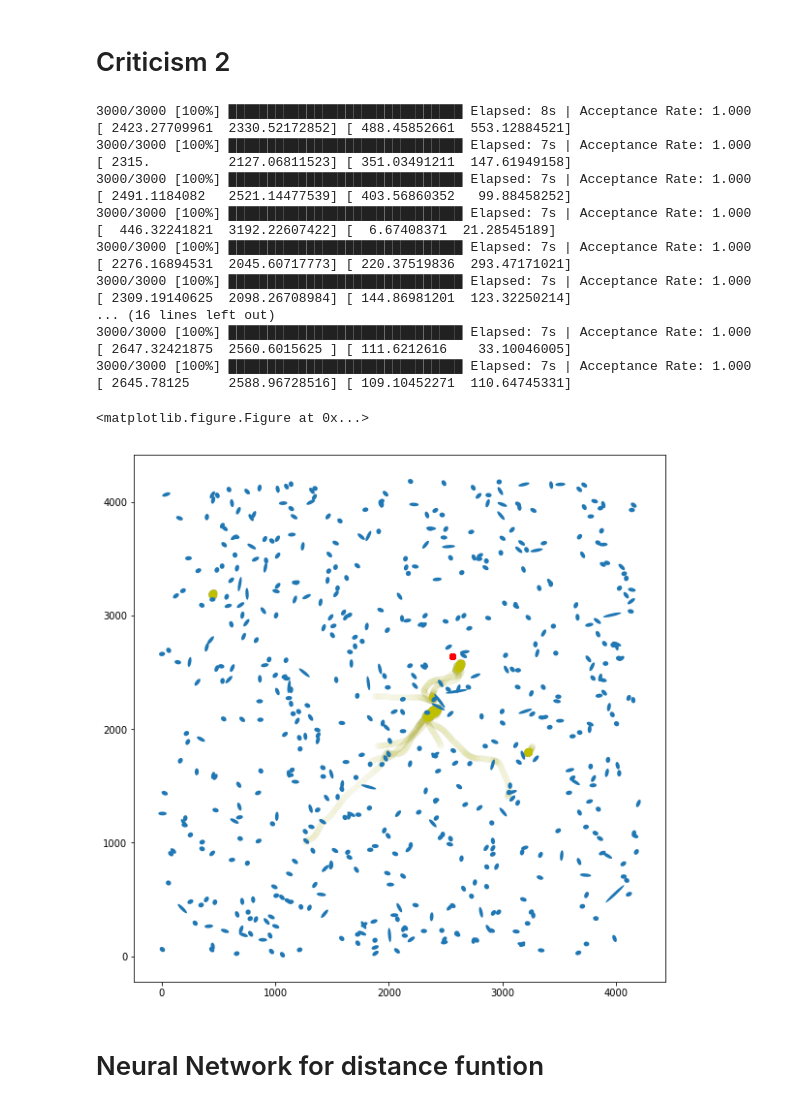
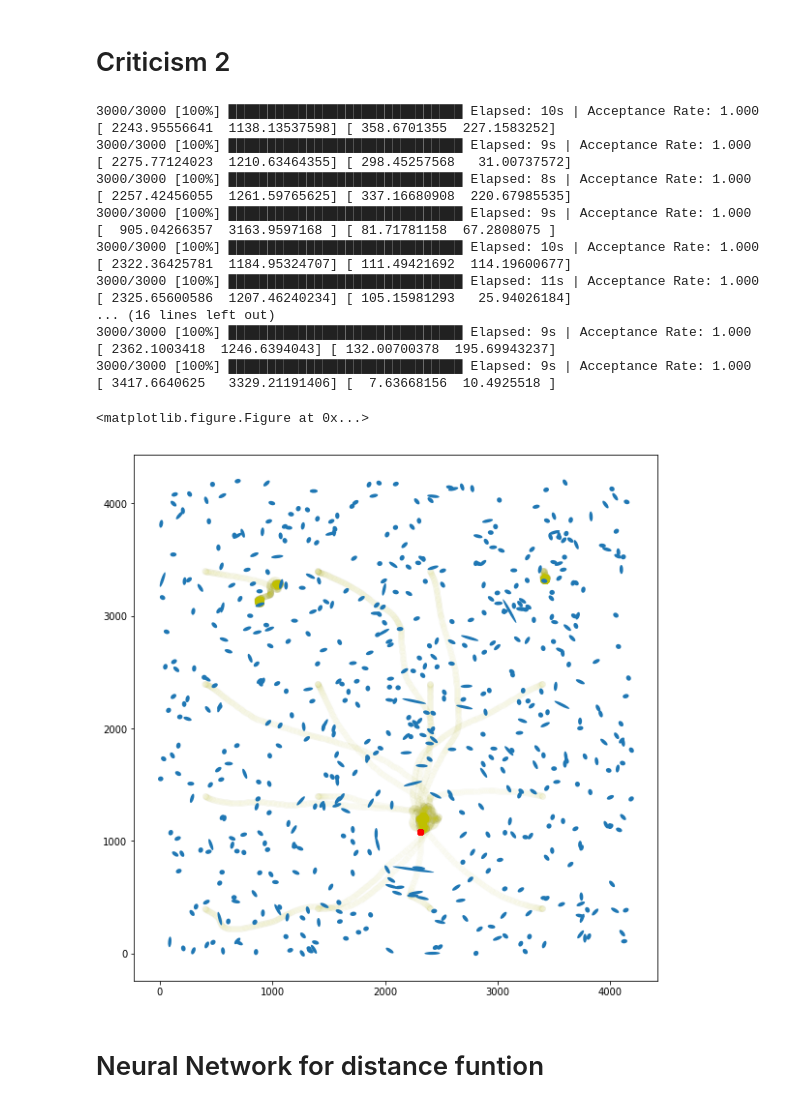
Before and after one commit to HTplex/probp.finalproject, a Jupyter notebook: 2.0-H.ipynb, the cells around one changed output. Drawn from its saved outputs; the diff is of its cells as text; code cells hidden in the pictures.

```diff
--- a/2.0-H.ipynb
+++ b/2.0-H.ipynb
@@ -45,7 +46,7 @@ all_sky_star = []
 for sky in np.arange(1, num_of_sky + 1, 1):
     sky_path = "Train_Skies/Training_Sky" + str(sky) + ".csv"
     halo_path = "Training_halos.csv"
-    star = pd.read_csv(path + "/" + sky_path)
+    star = pd.read_csv(file_path + "/" + sky_path)
     all_sky_star.append(star.values)
 star.head()
 #all_sky_halo = all_sky_halo.values
@@ -57,7 +58,7 @@ star.head()
 | 3 | Galaxy4 | 2120.96 | 2098.82 | 0.272938 | -0.045578 |
 | 4 | Galaxy5 | 1549.02 | 2042.28 | -0.507234 | 0.086598 |
 # %%
-all_sky_halo_data = pd.read_csv(path + "/" + halo_path)
+all_sky_halo_data = pd.read_csv(file_path + "/" + halo_path)
 all_sky_halo = all_sky_halo_data.values
 all_sky_halo_data.head()
 # %% [output]
@@ -77,7 +78,7 @@ all_sky_halo_data.head()
 * single_sky_a1[i]:   a1 of i_th galaxy in test sky
 * single_sky_a2[i]:   a2 of i_th galaxy in test sky
 # %%
-sky_num = 8
+sky_num = 40
 single_sky_halo_xy = np.array(all_sky_halo[sky_num, 2:4], dtype=np.float32)
 single_sky_e1 = np.array(all_sky_star[sky_num][:, 3], dtype=np.float32)
 single_sky_e2 = np.array(all_sky_star[sky_num][:, 4], dtype=np.float32)
@@ -142,9 +145,10 @@ inference.run(n_iter=10000, n_samples=10)
 def constraints_normal(T):
     return tf.minimum(tf.maximum(tf.Variable(tf.random_normal([T, 2],
                       mean=[2100., 2100.], stddev=100.)), 0), 4200)
+e1_in = single_sky_e1.reshape(N).tolist()
+e2_in = single_sky_e2.reshape(N).tolist()
 
-
-T = 3000
+T = 10000
 q_halo_pos_xy = Empirical(params=constraints_normal(T))
 # qsig = Empirical(params=tf.Variable(tf.zeros(10000)))
 inference = ed.SGHMC({halo_pos_xy: q_halo_pos_xy},
@@ -201,50 +205,50 @@ fig = draw_sky(all_sky_star[sky_num][:, 1:])
 for i in np.arange(400, 4001, 1000):
     for j in np.arange(400, 4001, 1000):
         def constraints_normal(T):
             return tf.minimum(tf.maximum(tf.Variable(tf.random_normal(
                               [T, 2], mean=[i, j], stddev=1.)), 0), 4200)
 
         T = 3000
         q_halo_pos_xy = Empirical(params=constraints_normal(T))
         # qsig = Empirical(params=tf.Variable(tf.zeros(10000)))
         inference = ed.SGHMC({halo_pos_xy: q_halo_pos_xy},
                              data={glxy_pos_xy: single_sky_pos_xy,
                              glxy_e1: e1_in, glxy_e2: e2_in})
         inference.run(step_size=5.)
 
         mean, stddev = sess.run([q_halo_pos_xy.mean(), q_halo_pos_xy.stddev()])
         print(mean, stddev)
         samples = sess.run(q_halo_pos_xy.params)
         # plt.hist(samples, bins='auto')
         # plt.show()
 
         # Trace plot.
         # plt.plot(samples)
         # plt.show()
 
-        plt.scatter(samples[200:, 0], samples[200:, 1], alpha=0.015, c="y")
+        plt.scatter(samples[0:, 0], samples[0:, 1], alpha=0.015, c="y")
         plt.scatter(all_sky_halo[sky_num, 2], all_sky_halo[sky_num, 3], c="r")
 plt.show()
 # %% [output]
+3000/3000 [100%] ██████████████████████████████ Elapsed: 10s | Acceptance Rate: 1.000
+[ 2243.95556641  1138.13537598] [ 358.6701355  227.1583252]
+3000/3000 [100%] ██████████████████████████████ Elapsed: 9s | Acceptance Rate: 1.000
+[ 2275.77124023  1210.63464355] [ 298.45257568   31.00737572]
 3000/3000 [100%] ██████████████████████████████ Elapsed: 8s | Acceptance Rate: 1.000
-[ 2423.27709961  2330.52172852] [ 488.45852661  553.12884521]
-3000/3000 [100%] ██████████████████████████████ Elapsed: 7s | Acceptance Rate: 1.000
-[ 2315.          2127.06811523] [ 351.03491211  147.61949158]
-3000/3000 [100%] ██████████████████████████████ Elapsed: 7s | Acceptance Rate: 1.000
-[ 2491.1184082   2521.14477539] [ 403.56860352   99.88458252]
-3000/3000 [100%] ██████████████████████████████ Elapsed: 7s | Acceptance Rate: 1.000
-[  446.32241821  3192.22607422] [  6.67408371  21.28545189]
-3000/3000 [100%] ██████████████████████████████ Elapsed: 7s | Acceptance Rate: 1.000
-[ 2276.16894531  2045.60717773] [ 220.37519836  293.47171021]
-3000/3000 [100%] ██████████████████████████████ Elapsed: 7s | Acceptance Rate: 1.000
-[ 2309.19140625  2098.26708984] [ 144.86981201  123.32250214]
+[ 2257.42456055  1261.59765625] [ 337.16680908  220.67985535]
+3000/3000 [100%] ██████████████████████████████ Elapsed: 9s | Acceptance Rate: 1.000
+[  905.04266357  3163.9597168 ] [ 81.71781158  67.2808075 ]
+3000/3000 [100%] ██████████████████████████████ Elapsed: 10s | Acceptance Rate: 1.000
+[ 2322.36425781  1184.95324707] [ 111.49421692  114.19600677]
+3000/3000 [100%] ██████████████████████████████ Elapsed: 11s | Acceptance Rate: 1.000
+[ 2325.65600586  1207.46240234] [ 105.15981293   25.94026184]
 ... (16 lines left out)
-3000/3000 [100%] ██████████████████████████████ Elapsed: 7s | Acceptance Rate: 1.000
-[ 2647.32421875  2560.6015625 ] [ 111.6212616    33.10046005]
-3000/3000 [100%] ██████████████████████████████ Elapsed: 7s | Acceptance Rate: 1.000
-[ 2645.78125     2588.96728516] [ 109.10452271  110.64745331]
+3000/3000 [100%] ██████████████████████████████ Elapsed: 9s | Acceptance Rate: 1.000
+[ 2362.1003418  1246.6394043] [ 132.00700378  195.69943237]
+3000/3000 [100%] ██████████████████████████████ Elapsed: 9s | Acceptance Rate: 1.000
+[ 3417.6640625   3329.21191406] [  7.63668156  10.4925518 ]
 <matplotlib.figure.Figure at 0x...>
-[figure, old version]
+[figure, new version]
 # %% [markdown]
 # Neural Network for distance funtion
 # %% [markdown]
```
Also changed, not shown: parts of 15 cells of this notebook, 1 other file.
